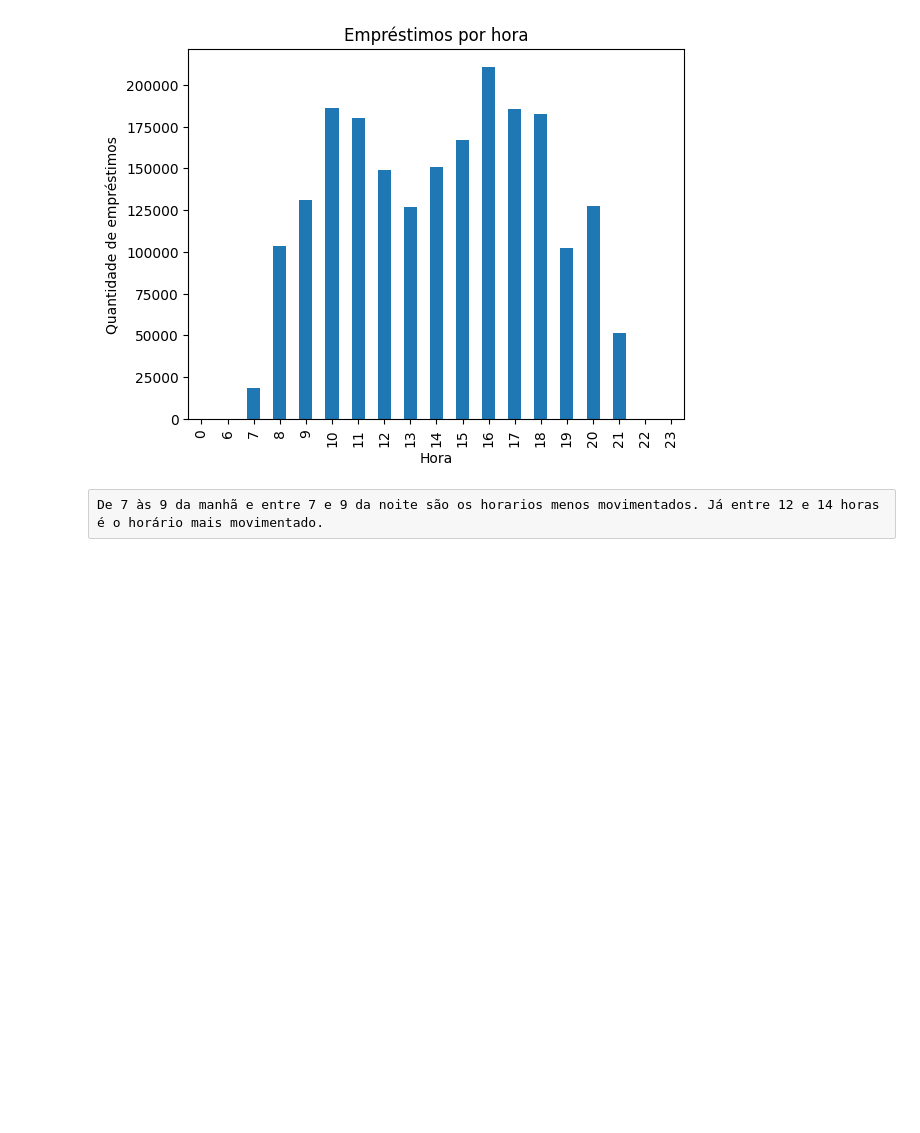
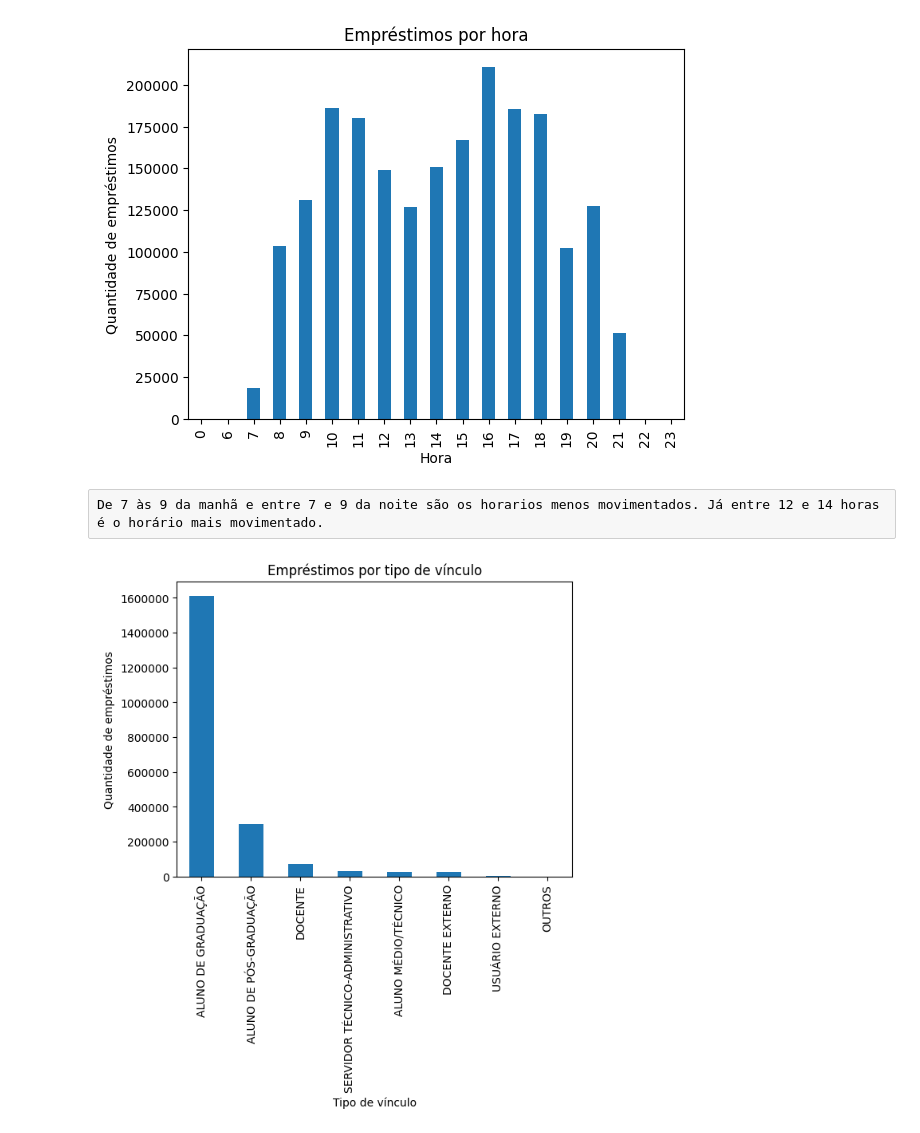
Before and after one commit to Iurpy/7DP, a Jupyter notebook: ead.ipynb, the cells around one changed output. Drawn from its saved outputs; the diff is of its cells as text; code cells hidden in the pictures; blank space fills up the shorter version.

```diff
--- a/ead.ipynb
+++ b/ead.ipynb
@@ -204,3 +204,7 @@ emprestimo_porhora.plot(kind='bar', title='Empréstimos por hora', xlabel='Hora'
 [figure]
 # %% [raw]
 De 7 às 9 da manhã e entre 7 e 9 da noite são os horarios menos movimentados. Já entre 12 e 14 horas é o horário mais movimentado.
+# %%
+emprestimos_completo['tipo_vinculo_usuario'].value_counts().plot(kind='bar', title='Empréstimos por tipo de vínculo', xlabel='Tipo de vínculo', ylabel='Quantidade de empréstimos').ticklabel_format(axis='y', style='plain')
+# %% [output]
+[figure, added]
```
Also changed, not shown: parts of 3 cells of this notebook.
